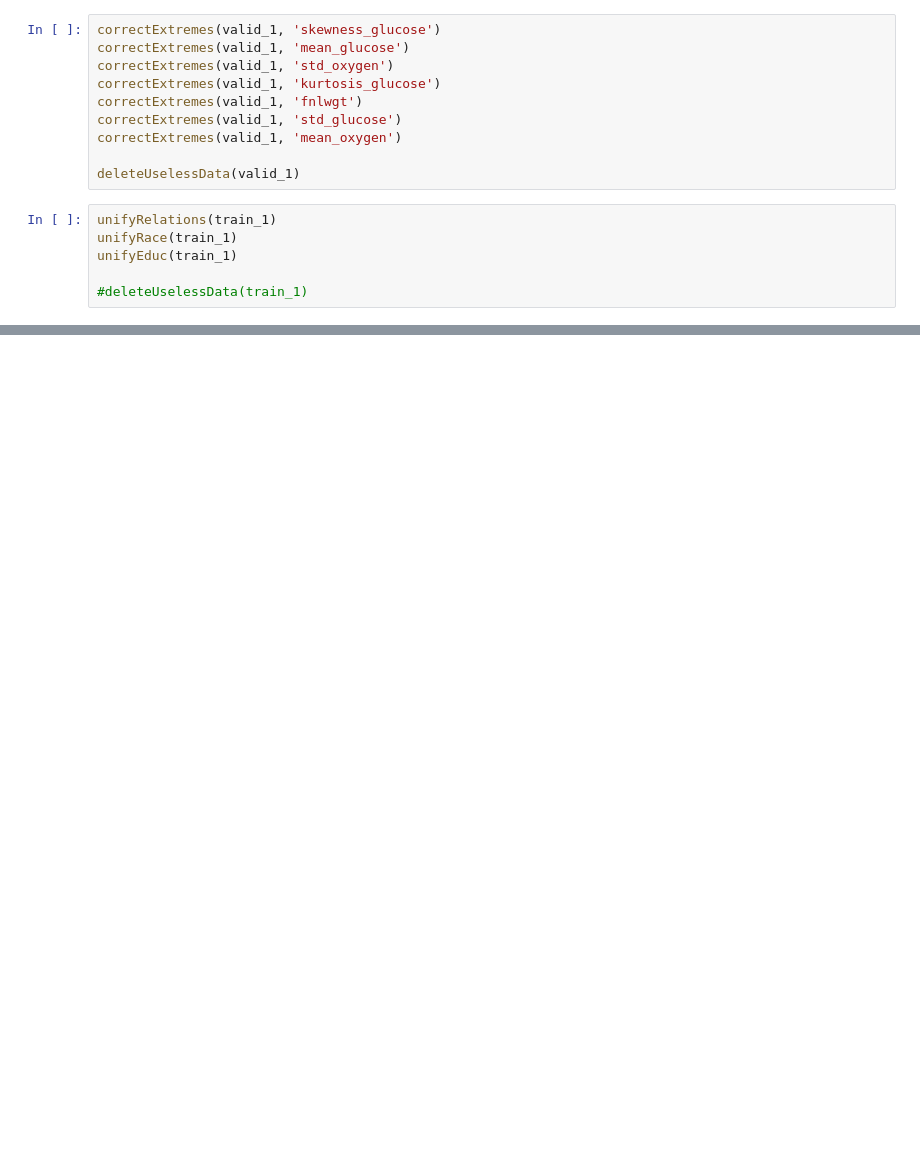
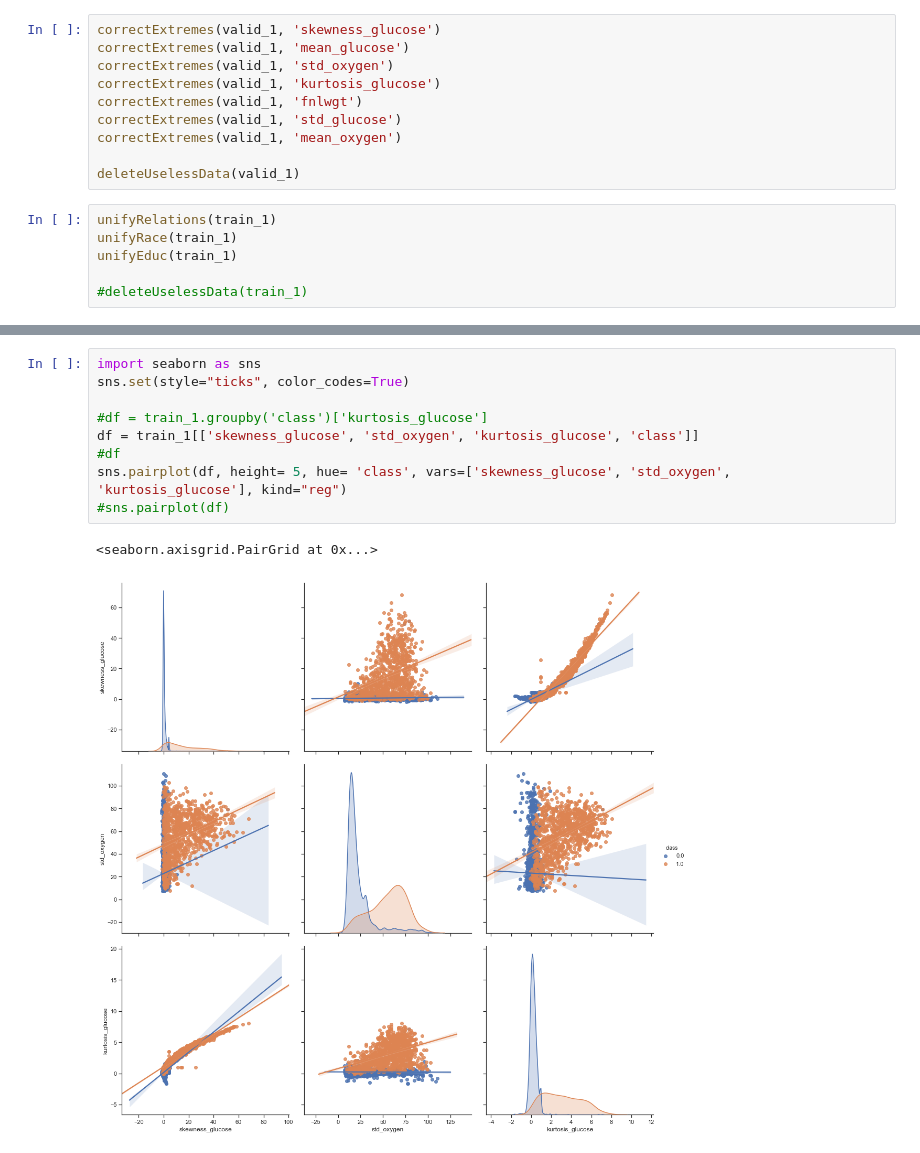
Before and after one commit to LBukai/IAU_project, a Jupyter notebook: phase3.ipynb, the cells around one changed output, grey strips where cells are left out. Cells and saved outputs as stored; diff of their text form; blank space fills up the shorter version.

```diff
--- a/phase3.ipynb
+++ b/phase3.ipynb
@@ -211,0 +219,12 @@ def manDecisionTree(ds):
+# %%
+import seaborn as sns
+sns.set(style="ticks", color_codes=True)
+
+#df = train_1.groupby('class')['kurtosis_glucose']
+df = train_1[['skewness_glucose', 'std_oxygen', 'kurtosis_glucose', 'class']]
+#df
+sns.pairplot(df, height= 5, hue= 'class', vars=['skewness_glucose', 'std_oxygen', 'kurtosis_glucose'], kind="reg")
+#sns.pairplot(df)
+# %% [output]
+<seaborn.axisgrid.PairGrid at 0x...>
+[figure, added]
```
Also changed, not shown: parts of 8 cells of this notebook.
